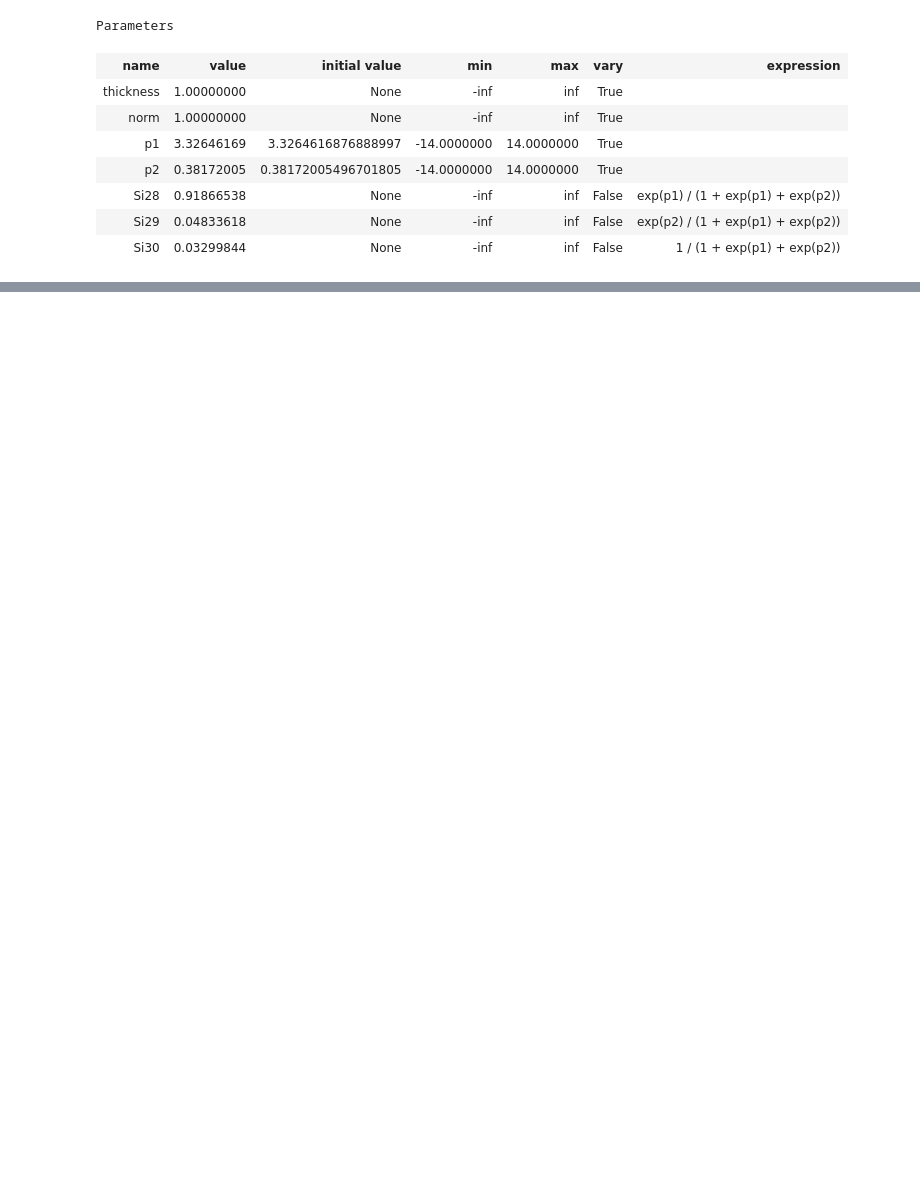
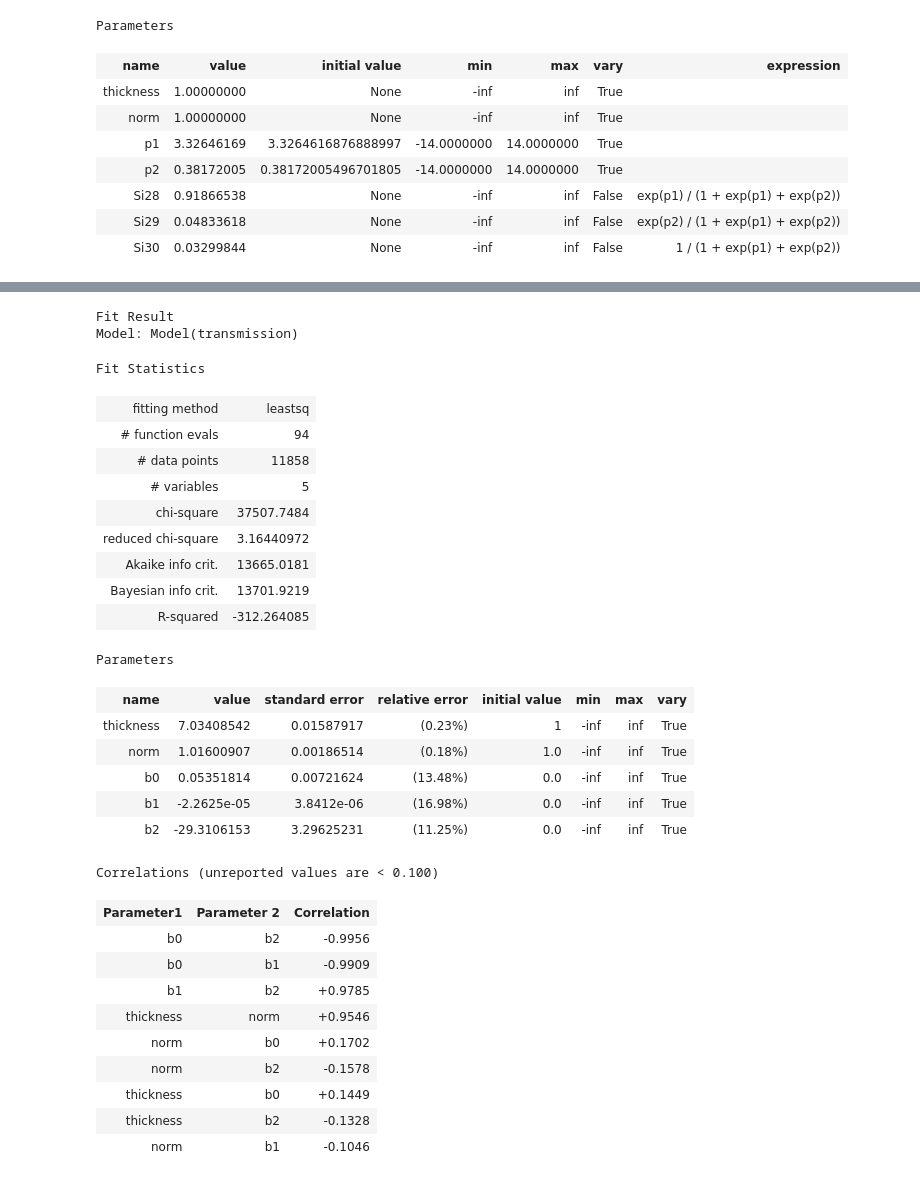
Before and after one commit to TsvikiHirsh/nres, a Jupyter notebook: notebooks/nres_demo.ipynb, the cells around one changed output, grey strips where cells are left out. Saved outputs shown, nothing was run; the diff lists cells and outputs as text; code cells hidden in the pictures; blank space fills up the shorter version.

Commit message:
add fitting example to nres

```diff
--- a/notebooks/nres_demo.ipynb
+++ b/notebooks/nres_demo.ipynb
@@ -574,0 +639,34 @@ Parameters
+# %%
+# show best fit parameters
+result
+# %% [output]
+Fit Result
+Model: Model(transmission)
+Fit Statistics
+| fitting method | leastsq |
+| # function evals | 94 |
+| # data points | 11858 |
+| # variables | 5 |
+| chi-square | 37507.7484 |
+| reduced chi-square | 3.16440972 |
+| Akaike info crit. | 13665.0181 |
+| Bayesian info crit. | 13701.9219 |
+| R-squared | -312.264085 |
+Parameters
+| name | value | standard error | relative error | initial value | min | max | vary |
+| thickness | 7.03408542 | 0.01587917 | (0.23%) | 1 | -inf | inf | True |
+| norm | 1.01600907 | 0.00186514 | (0.18%) | 1.0 | -inf | inf | True |
+| b0 | 0.05351814 | 0.00721624 | (13.48%) | 0.0 | -inf | inf | True |
+| b1 | -2.2625e-05 | 3.8412e-06 | (16.98%) | 0.0 | -inf | inf | True |
+| b2 | -29.3106153 | 3.29625231 | (11.25%) | 0.0 | -inf | inf | True |
+Correlations (unreported values are < 0.100)
+| Parameter1 | Parameter 2 | Correlation |
+| b0 | b2 | -0.9956 |
+| b0 | b1 | -0.9909 |
+| b1 | b2 | +0.9785 |
+| thickness | norm | +0.9546 |
+| norm | b0 | +0.1702 |
+| norm | b2 | -0.1578 |
+| thickness | b0 | +0.1449 |
+| thickness | b2 | -0.1328 |
+| norm | b1 | -0.1046 |
```
Also changed, not shown: parts of 13 cells of this notebook.
